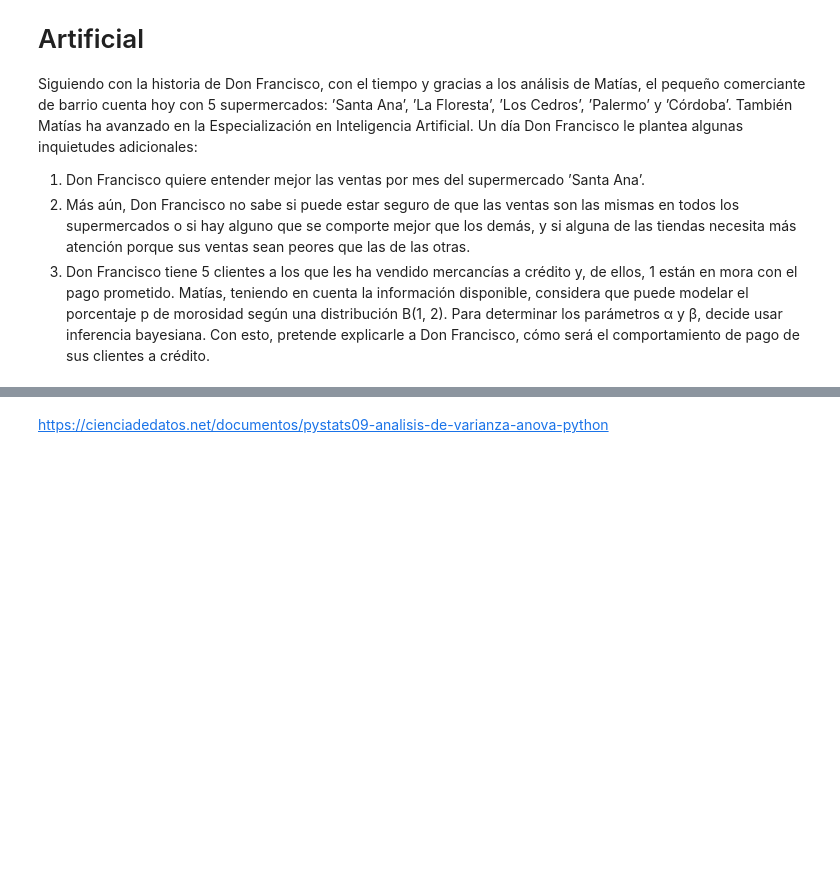
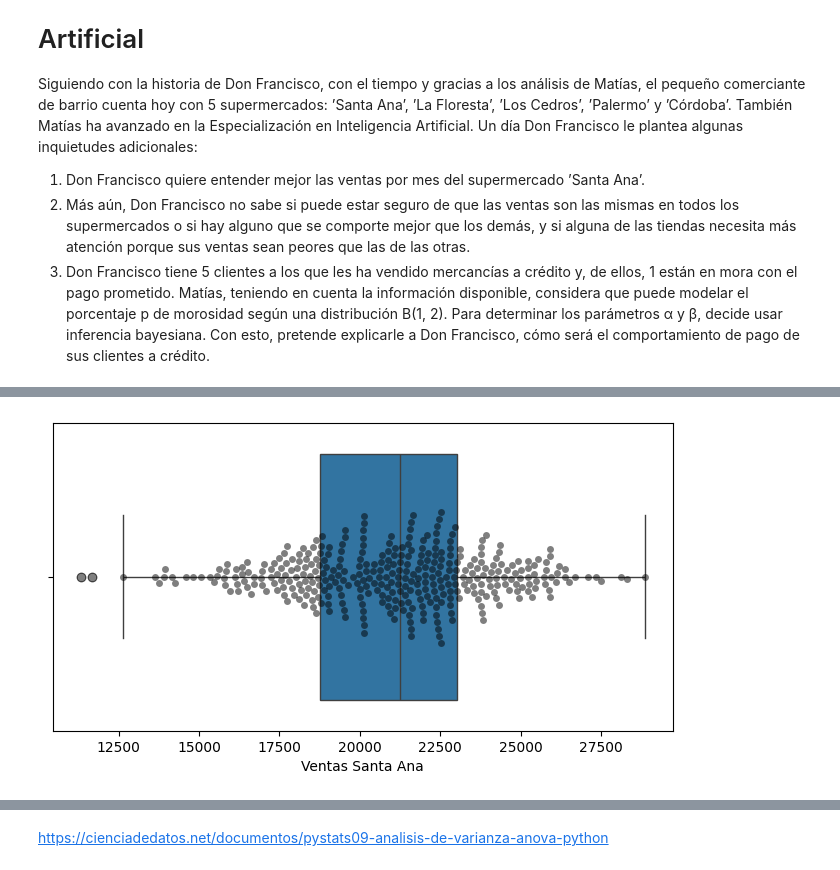
Before and after one commit to Yarrieta/PROBABILIDAD_Y_ESTADISTICA_IA, a Jupyter notebook: hypothesis_test.ipynb, the cells around one changed output, grey strips where cells are left out. Saved outputs shown, nothing was run; the diff lists cells and outputs as text; code cells hidden in the pictures; blank space fills up the shorter version.

```diff
--- a/hypothesis_test.ipynb
+++ b/hypothesis_test.ipynb
@@ -353,0 +81,20 @@ else:
+# %%
+# cargar datos de los 5 supermercados
+
+df_lst = []
+for name, path in data_dict.items():
+    try:
+        df = pd.read_csv(path) # Try reading the file
+        if name != "Santa Ana":
+            df["Ventas"] = pd.to_numeric(df["Ventas"].str.replace(",", "."))
+            df["Fecha"] = pd.to_datetime(df["Fecha"], format="%d/%m/%Y")
+        else:
+            df["Fecha"] = pd.to_datetime(df["Fecha"], format="%m/%d/%Y")
+        df.rename(columns={"Ventas": "Ventas " + name}, inplace=True)
+        df.set_index("Fecha", inplace=True)
+        df_lst.append(df)
+    except FileNotFoundError:
+        print(f"File not found: {path}") # Print an error message if the file is not found
+
+data_combined = pd.concat(df_lst, axis=1)
+data_combined.head()
@@ -625,0 +143,7 @@ TypeError: Could not convert ['Santa AnaSanta AnaSanta AnaSanta AnaSanta AnaSant
+# %%
+# Análisis de valores atípicos y distribuciones de las ventas del supermercado Santa Ana
+fig, ax = plt.subplots(1, 1, figsize=(8, 4))
+sns.boxplot(x="Ventas Santa Ana", data=data_combined, ax=ax)
+sns.swarmplot(x="Ventas Santa Ana", data=data_combined, color='black', alpha = 0.5, ax=ax);
+# %% [output]
+[figure, added]
```
Also changed, not shown: parts of 70 cells of this notebook.
